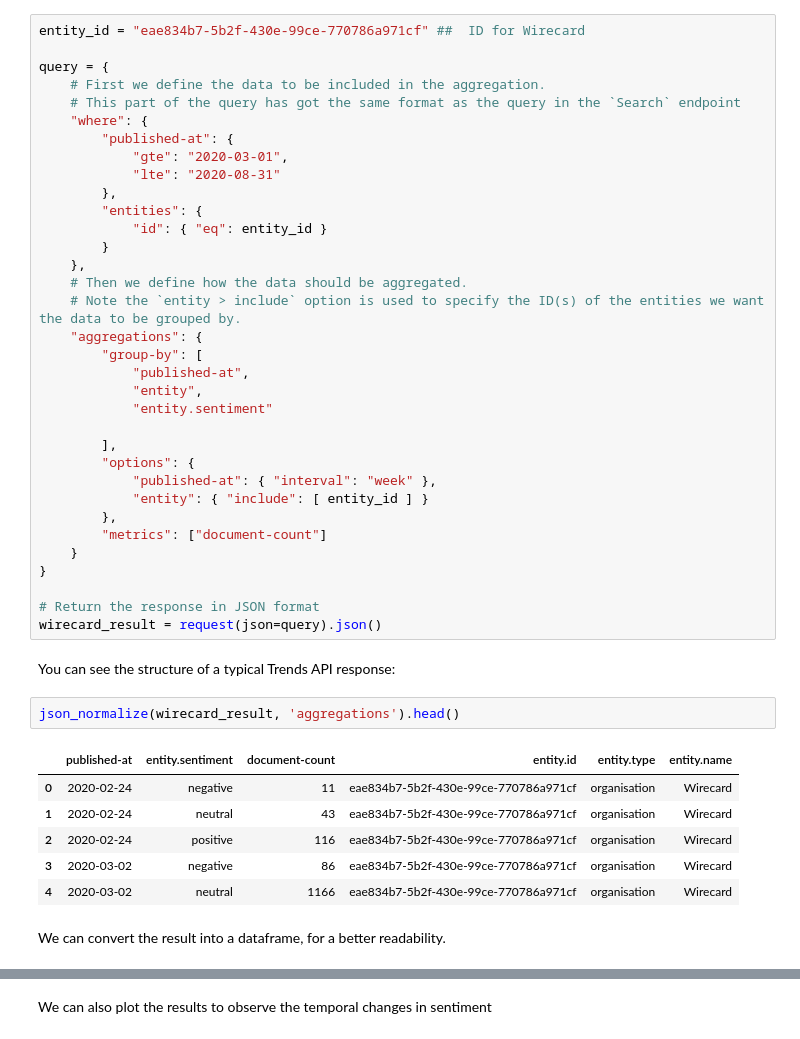
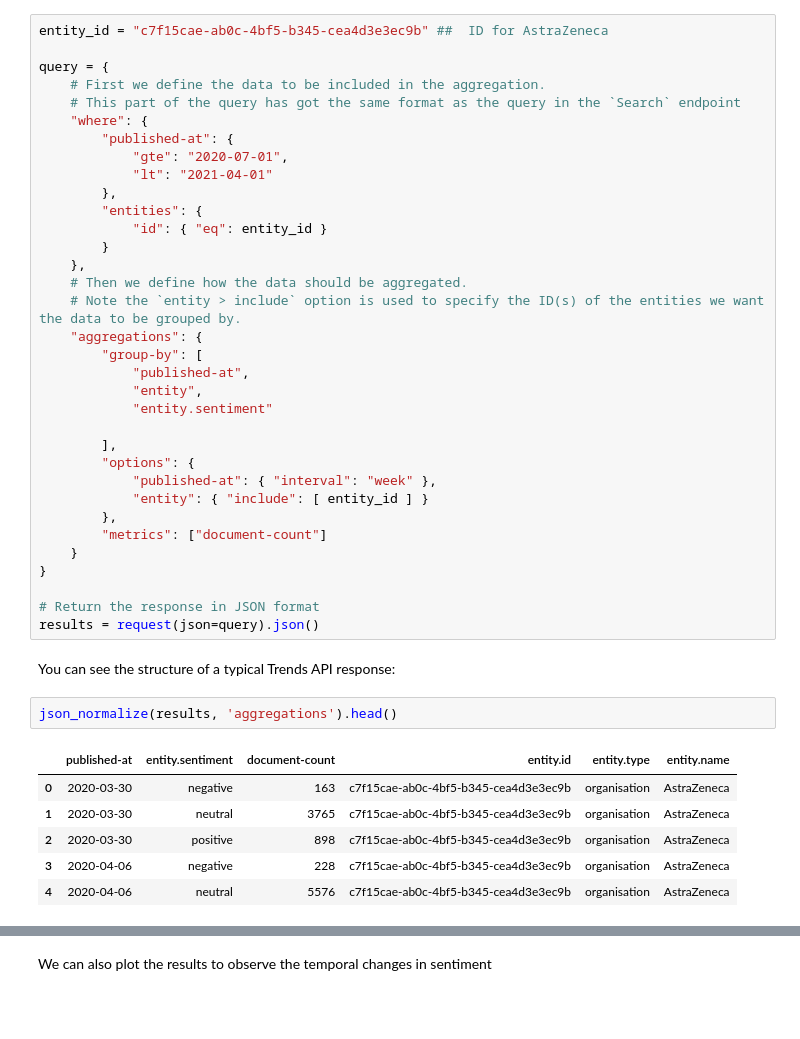
Before and after one commit to signal-ai/signal-api-tools, a Jupyter notebook: notebooks/trends_tutorial.ipynb, the cells around one changed output, grey strips where cells are left out. Drawn from its saved outputs; the diff is of its cells as text; blank space fills up the shorter version.

```diff
--- a/notebooks/trends_tutorial.ipynb
+++ b/notebooks/trends_tutorial.ipynb
@@ -89,13 +89,13 @@ Note that you would need to have the ID of the entity as an input. For that plea
 # %%
-entity_id = "eae834b7-5b2f-430e-99ce-770786a971cf" ##  ID for Wirecard
+entity_id = "c7f15cae-ab0c-4bf5-b345-cea4d3e3ec9b" ##  ID for AstraZeneca
 
 query = {
     # First we define the data to be included in the aggregation.
     # This part of the query has got the same format as the query in the `Search` endpoint
     "where": {
         "published-at": {
-            "gte": "2020-03-01",
-            "lte": "2020-08-31"
+            "gte": "2020-07-01",
+            "lt": "2021-04-01"
         },
         "entities": {
             "id": { "eq": entity_id }
@@ -119,17 +119,15 @@ query = {
 }
 
 # Return the response in JSON format
-wirecard_result = request(json=query).json()
+results = request(json=query).json()
 # %% [markdown]
 You can see the structure of a typical Trends API response:
 # %%
-json_normalize(wirecard_result, 'aggregations').head()
+json_normalize(results, 'aggregations').head()
 # %% [output]
 |  | published-at | entity.sentiment | document-count | entity.id | entity.type | entity.name |
-| 0 | 2020-02-24 | negative | 11 | eae834b7-5b2f-430e-99ce-770786a971cf | organisation | Wirecard |
-| 1 | 2020-02-24 | neutral | 43 | eae834b7-5b2f-430e-99ce-770786a971cf | organisation | Wirecard |
-| 2 | 2020-02-24 | positive | 116 | eae834b7-5b2f-430e-99ce-770786a971cf | organisation | Wirecard |
-| 3 | 2020-03-02 | negative | 86 | eae834b7-5b2f-430e-99ce-770786a971cf | organisation | Wirecard |
-| 4 | 2020-03-02 | neutral | 1166 | eae834b7-5b2f-430e-99ce-770786a971cf | organisation | Wirecard |
+| 0 | 2020-03-30 | negative | 163 | c7f15cae-ab0c-4bf5-b345-cea4d3e3ec9b | organisation | AstraZeneca |
+| 1 | 2020-03-30 | neutral | 3765 | c7f15cae-ab0c-4bf5-b345-cea4d3e3ec9b | organisation | AstraZeneca |
+| 2 | 2020-03-30 | positive | 898 | c7f15cae-ab0c-4bf5-b345-cea4d3e3ec9b | organisation | AstraZeneca |
+| 3 | 2020-04-06 | negative | 228 | c7f15cae-ab0c-4bf5-b345-cea4d3e3ec9b | organisation | AstraZeneca |
+| 4 | 2020-04-06 | neutral | 5576 | c7f15cae-ab0c-4bf5-b345-cea4d3e3ec9b | organisation | AstraZeneca |
-# %% [markdown]
-We can convert the result into a dataframe, for a better readability.
```
Also changed, not shown: parts of 14 cells of this notebook.
